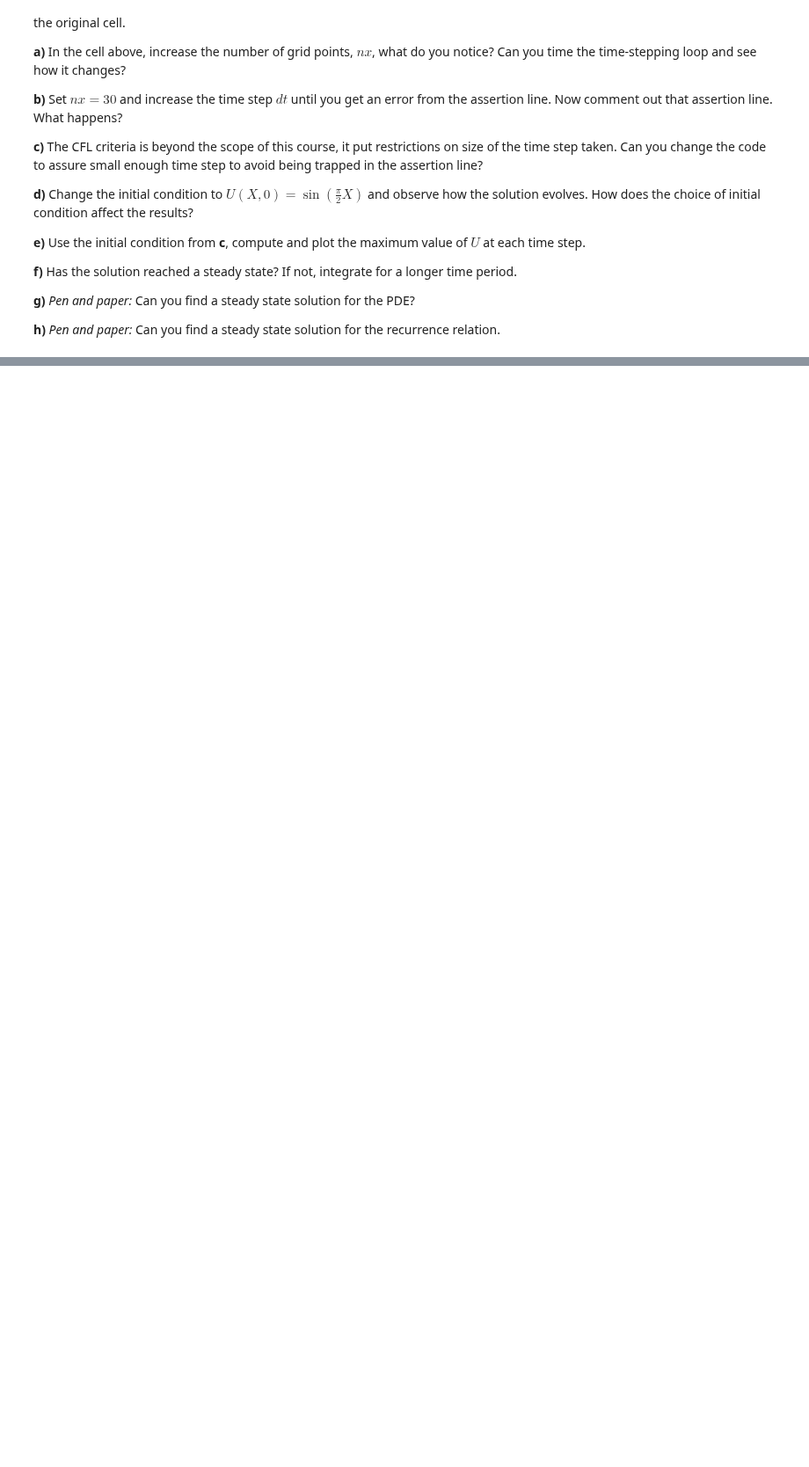
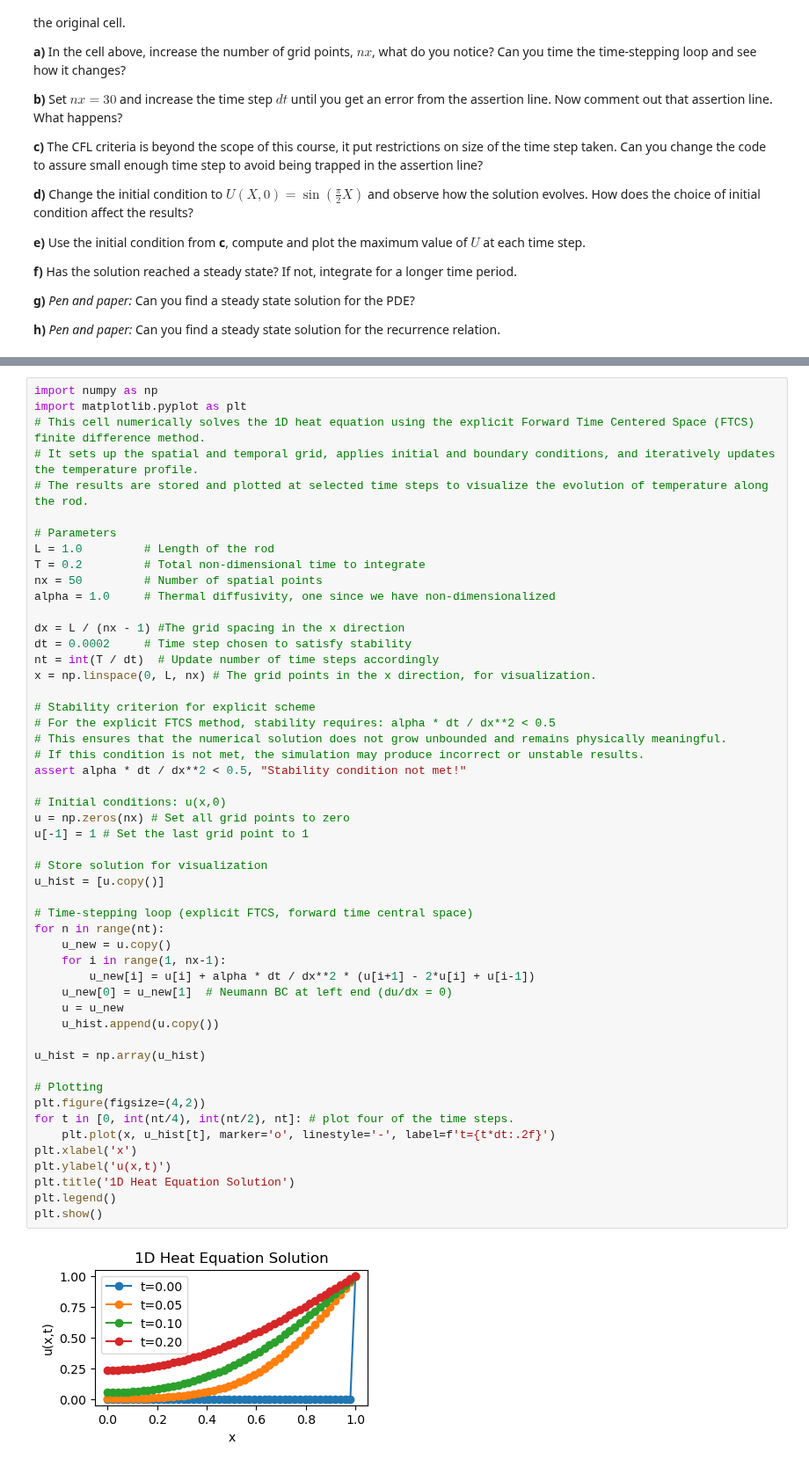
Before and after one commit to galendal/MAT160, a Jupyter notebook: varmeligningen.ipynb, the cells around one changed output, grey strips where cells are left out. Shown at 88% size. Cells and saved outputs as stored; diff of their text form; blank space fills up the shorter version.

Commit message:
Neuman i varmeligningen

```diff
--- a/varmeligningen.ipynb
+++ b/varmeligningen.ipynb
@@ -132,0 +138,53 @@ Hint: Copy the cell to the empty cell below. Also, remember that if you’re on
+# %%
+import numpy as np
+import matplotlib.pyplot as plt
+# This cell numerically solves the 1D heat equation using the explicit Forward Time Centered Space (FTCS) finite difference method.
+# It sets up the spatial and temporal grid, applies initial and boundary conditions, and iteratively updates the temperature profile.
+# The results are stored and plotted at selected time steps to visualize the evolution of temperature along the rod.
+
+# Parameters
+L = 1.0         # Length of the rod
+T = 0.2         # Total non-dimensional time to integrate
+nx = 50         # Number of spatial points
+alpha = 1.0     # Thermal diffusivity, one since we have non-dimensionalized
+
+dx = L / (nx - 1) #The grid spacing in the x direction
+dt = 0.0002     # Time step chosen to satisfy stability
+nt = int(T / dt)  # Update number of time steps accordingly
+x = np.linspace(0, L, nx) # The grid points in the x direction, for visualization.
+
+# Stability criterion for explicit scheme
+# For the explicit FTCS method, stability requires: alpha * dt / dx**2 < 0.5
+# This ensures that the numerical solution does not grow unbounded and remains physically meaningful.
+# If this condition is not met, the simulation may produce incorrect or unstable results.
+assert alpha * dt / dx**2 < 0.5, "Stability condition not met!"
+
+# Initial conditions: u(x,0)
+u = np.zeros(nx) # Set all grid points to zero
+u[-1] = 1 # Set the last grid point to 1
+
+# Store solution for visualization
+u_hist = [u.copy()]
+
+# Time-stepping loop (explicit FTCS, forward time central space)
+for n in range(nt):
+    u_new = u.copy()
+    for i in range(1, nx-1):
+        u_new[i] = u[i] + alpha * dt / dx**2 * (u[i+1] - 2*u[i] + u[i-1])
+    u_new[0] = u_new[1]  # Neumann BC at left end (du/dx = 0)
+    u = u_new
+    u_hist.append(u.copy())
+
+u_hist = np.array(u_hist)
+
+# Plotting
+plt.figure(figsize=(4,2))
+for t in [0, int(nt/4), int(nt/2), nt]: # plot four of the time steps.
+    plt.plot(x, u_hist[t], marker='o', linestyle='-', label=f't={t*dt:.2f}')
+plt.xlabel('x')
+plt.ylabel('u(x,t)')
+plt.title('1D Heat Equation Solution')
+plt.legend()
+plt.show()
+# %% [output]
+[figure, added]
```
Also changed, not shown: parts of 1 cell of this notebook.
